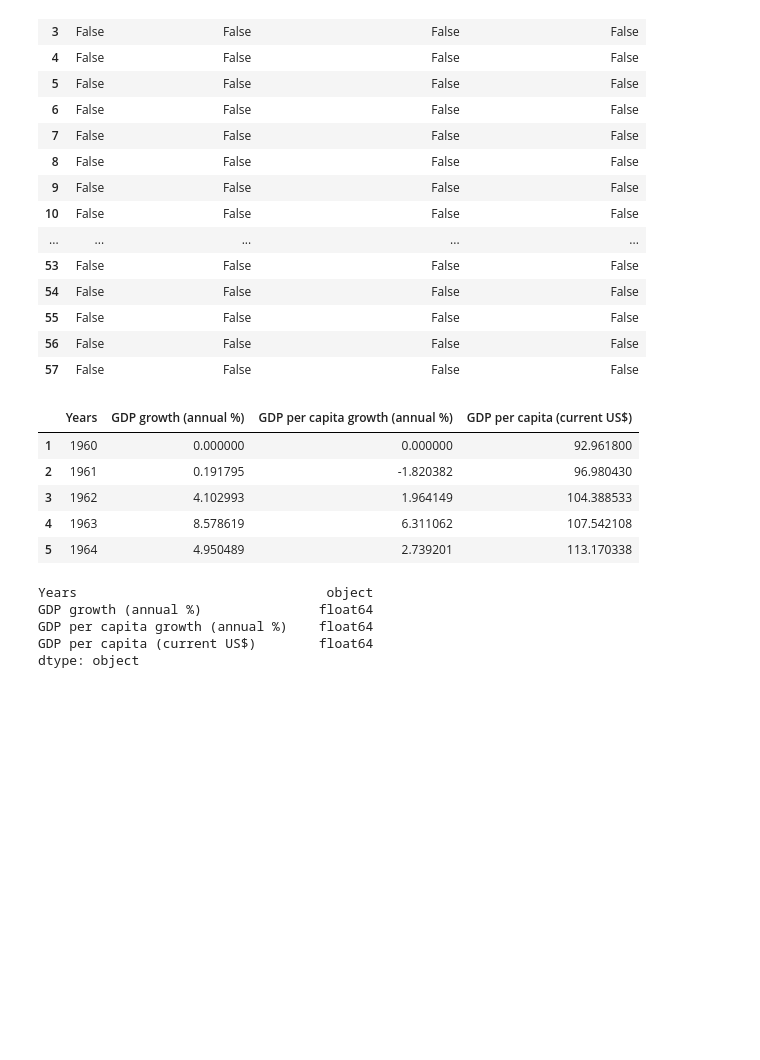
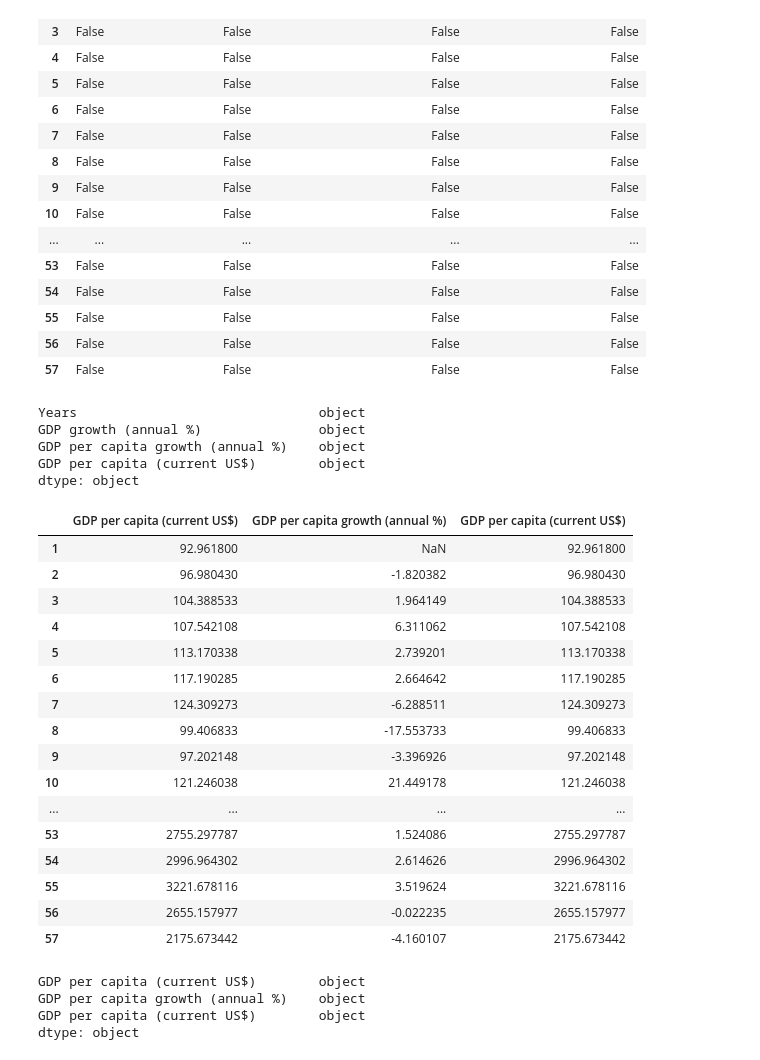
Before and after one commit to bgreatfit/Data-Visualization-ProjectTeam-Group4, a Jupyter notebook: GDP & Crude Oil Prices .ipynb, the cells around one changed output. Cells and saved outputs as stored; diff of their text form; code cells hidden in the pictures; blank space fills up the shorter version.

```diff
--- a/GDP & Crude Oil Prices .ipynb
+++ b/GDP & Crude Oil Prices .ipynb
@@ -97,21 +97,42 @@ data.isnull() #show the boolean value of NAN
 | 57 | False | False | False | False |
 # %%
 #lets fill all NAN from "GDP growth (annual %)","GDP per capita growth (annual %)" to zero
-data.fillna(value = 0, inplace=True)
+#data.fillna(value = 0, inplace=True)
-# %%
-data.head()
-# %% [output]
-|  | Years | GDP growth (annual %) | GDP per capita growth (annual %) | GDP per capita (current US$) |
-| 1 | 1960 | 0.000000 | 0.000000 | 92.961800 |
-| 2 | 1961 | 0.191795 | -1.820382 | 96.980430 |
-| 3 | 1962 | 4.102993 | 1.964149 | 104.388533 |
-| 4 | 1963 | 8.578619 | 6.311062 | 107.542108 |
-| 5 | 1964 | 4.950489 | 2.739201 | 113.170338 |
 # %%
 data.dtypes
 # %% [output]
-Years                                object
-GDP growth (annual %)               float64
-GDP per capita growth (annual %)    float64
-GDP per capita (current US$)        float64
+Years                               object
+GDP growth (annual %)               object
+GDP per capita growth (annual %)    object
+GDP per capita (current US$)        object
 dtype: object
+# %%
+keys = data[['GDP per capita (current US$)','GDP per capita growth (annual %)','GDP per capita (current US$)']]
+keys.apply(lambda x:pd.to_numeric(x) )
+
+#new_data = pd.Dataframe(pd.to_numeric(data[x] )
+# %% [output]
+|  | GDP per capita (current US$) | GDP per capita growth (annual %) | GDP per capita (current US$) |
+| 1 | 92.961800 | NaN | 92.961800 |
+| 2 | 96.980430 | -1.820382 | 96.980430 |
+| 3 | 104.388533 | 1.964149 | 104.388533 |
+| 4 | 107.542108 | 6.311062 | 107.542108 |
+| 5 | 113.170338 | 2.739201 | 113.170338 |
+| 6 | 117.190285 | 2.664642 | 117.190285 |
+| 7 | 124.309273 | -6.288511 | 124.309273 |
+| 8 | 99.406833 | -17.553733 | 99.406833 |
+| 9 | 97.202148 | -3.396926 | 97.202148 |
+| 10 | 121.246038 | 21.449178 | 121.246038 |
+| ... | ... | ... | ... |
+| 53 | 2755.297787 | 1.524086 | 2755.297787 |
+| 54 | 2996.964302 | 2.614626 | 2996.964302 |
+| 55 | 3221.678116 | 3.519624 | 3221.678116 |
+| 56 | 2655.157977 | -0.022235 | 2655.157977 |
+| 57 | 2175.673442 | -4.160107 | 2175.673442 |
+# %%
+keys.dtypes
+# %% [output]
+GDP per capita (current US$)        object
+GDP per capita growth (annual %)    object
+GDP per capita (current US$)        object
+dtype: object
```
Also changed, not shown: parts of 1 cell of this notebook, 15 other files.
